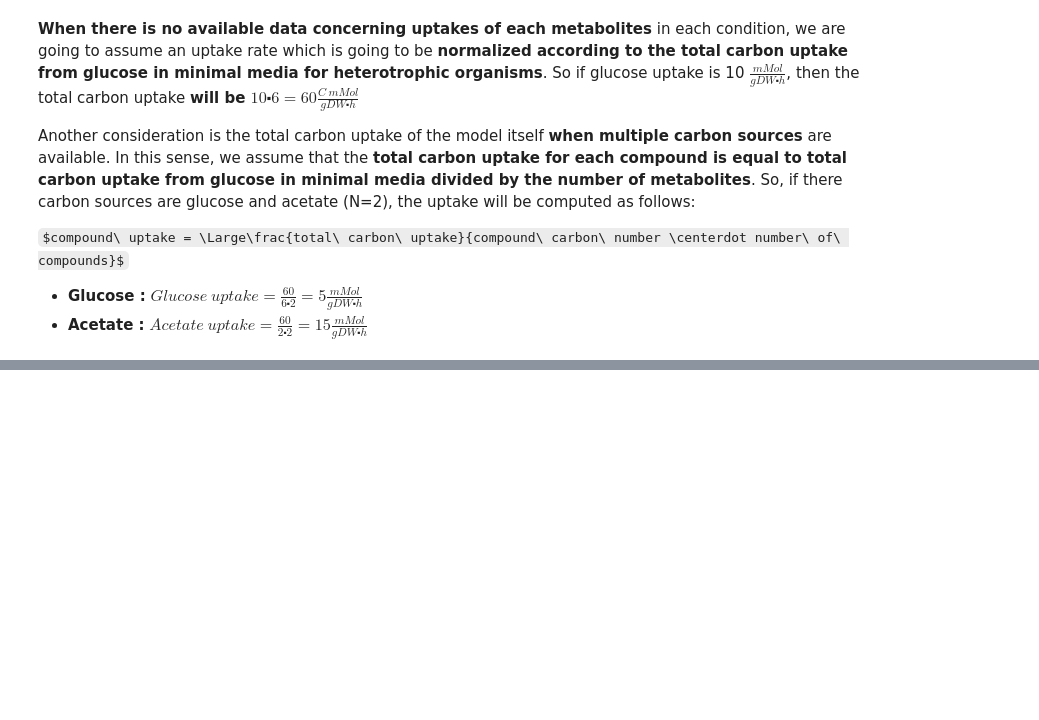
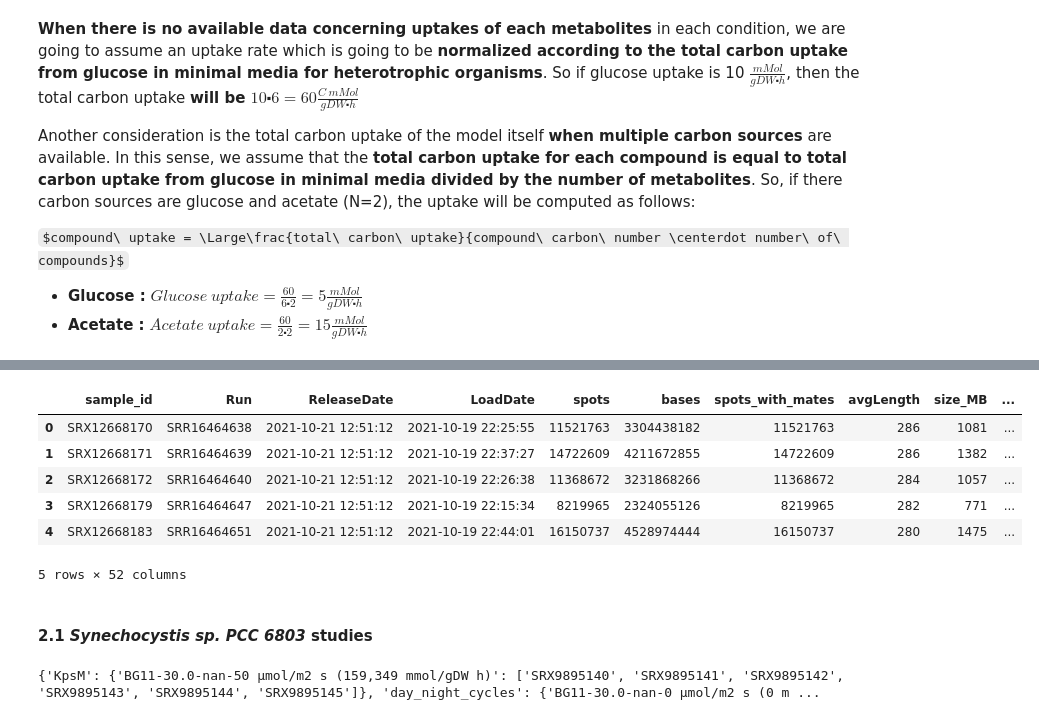
Before and after one commit to extrevaro/e-merlin, a Jupyter notebook: samples_selection.ipynb, the cells around one changed output, grey strips where cells are left out. Drawn from its saved outputs; the diff is of its cells as text; code cells hidden in the pictures; some formulas as TeX source; blank space fills up the shorter version.

```diff
--- a/samples_selection.ipynb
+++ b/samples_selection.ipynb
@@ -361,0 +520,33 @@ ICA_study = {'m9-EX_glc__D_e:10.0': [ 'p1k_00161',
+# %%
+metadata.head()
+# %% [output]
+|  | sample_id | Run | ReleaseDate | LoadDate | spots | bases | spots_with_mates | avgLength | size_MB | ... |
+| 0 | SRX12668170 | SRR16464638 | 2021-10-21 12:51:12 | 2021-10-19 22:25:55 | 11521763 | 3304438182 | 11521763 | 286 | 1081 | ... |
+| 1 | SRX12668171 | SRR16464639 | 2021-10-21 12:51:12 | 2021-10-19 22:37:27 | 14722609 | 4211672855 | 14722609 | 286 | 1382 | ... |
+| 2 | SRX12668172 | SRR16464640 | 2021-10-21 12:51:12 | 2021-10-19 22:26:38 | 11368672 | 3231868266 | 11368672 | 284 | 1057 | ... |
+| 3 | SRX12668179 | SRR16464647 | 2021-10-21 12:51:12 | 2021-10-19 22:15:34 | 8219965 | 2324055126 | 8219965 | 282 | 771 | ... |
+| 4 | SRX12668183 | SRR16464651 | 2021-10-21 12:51:12 | 2021-10-19 22:44:01 | 16150737 | 4528974444 | 16150737 | 280 | 1475 | ... |
+5 rows × 52 columns
+# %% [markdown]
+#### 2.1 *Synechocystis sp. PCC 6803* studies
+# %%
+metadata = pd.read_csv(metadata_filepath, sep='\t')
+condition_columns = ['base_media', 'temperature', 'supplement', 'ligth_fluence_rate']
+project_grouped = metadata.groupby('project')
+studies_dict = {}
+
+for project_name, project_df in project_grouped:
+    studies_dict[project_name] = dict()
+    for sample in project_df[entry_column].tolist():
+        sample_df = project_df.loc[project_df[entry_column]==sample].astype(str)
+        condition_id = '-'.join(sample_df[condition_columns].values.tolist()[0])
+
+        if condition_id in studies_dict[project_name].keys():
+            studies_dict[project_name][condition_id].append(sample)
+
+        else:
+            studies_dict[project_name][condition_id] = [sample]
+
+print(studies_dict)
+# %% [output]
+{'KpsM': {'BG11-30.0-nan-50 μmol/m2 s (159,349 mmol/gDW h)': ['SRX9895140', 'SRX9895141', 'SRX9895142', 'SRX9895143', 'SRX9895144', 'SRX9895145']}, 'day_night_cycles': {'BG11-30.0-nan-0 µmol/m2 s (0 m ...
```
Also changed, not shown: parts of 8 cells of this notebook, 6 other files.
